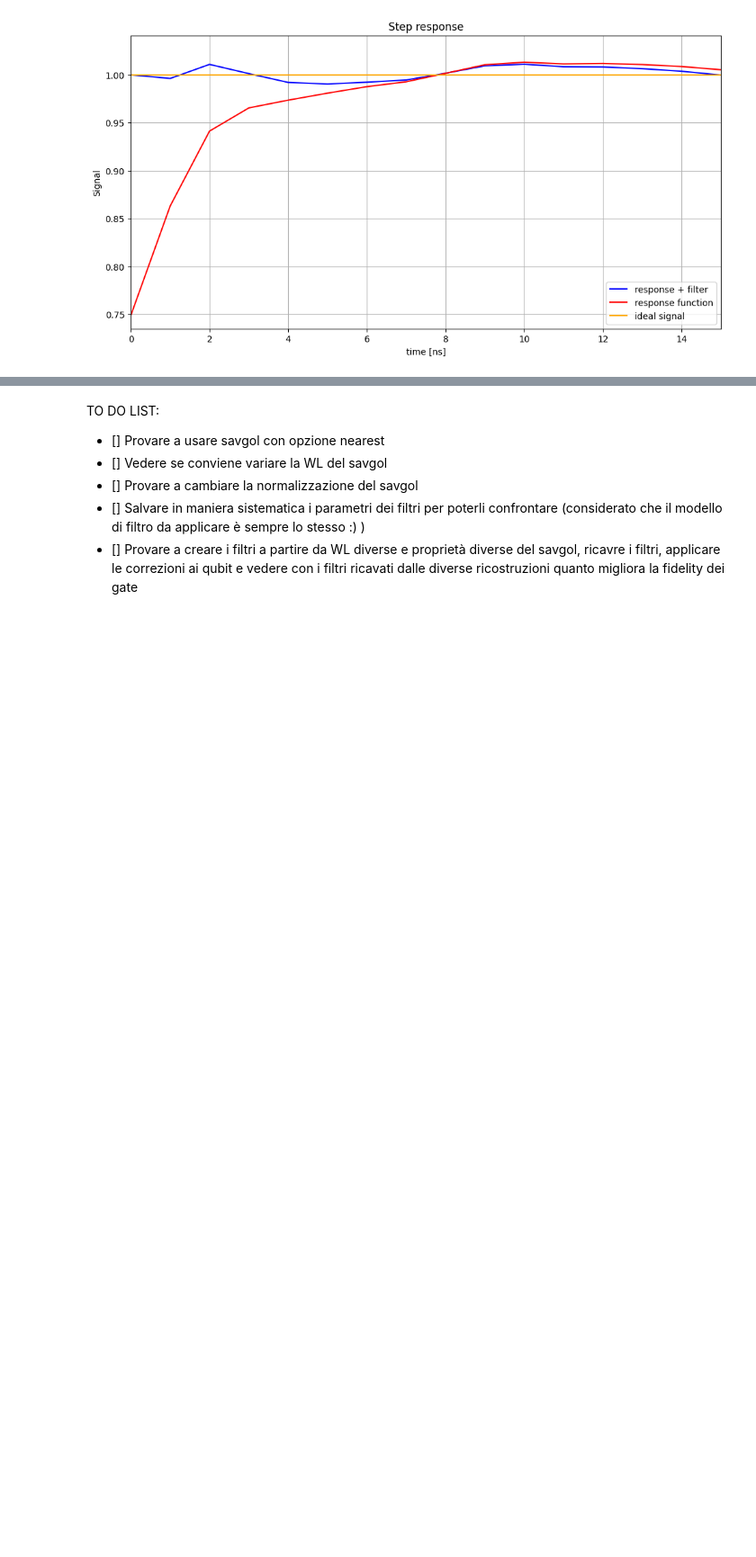
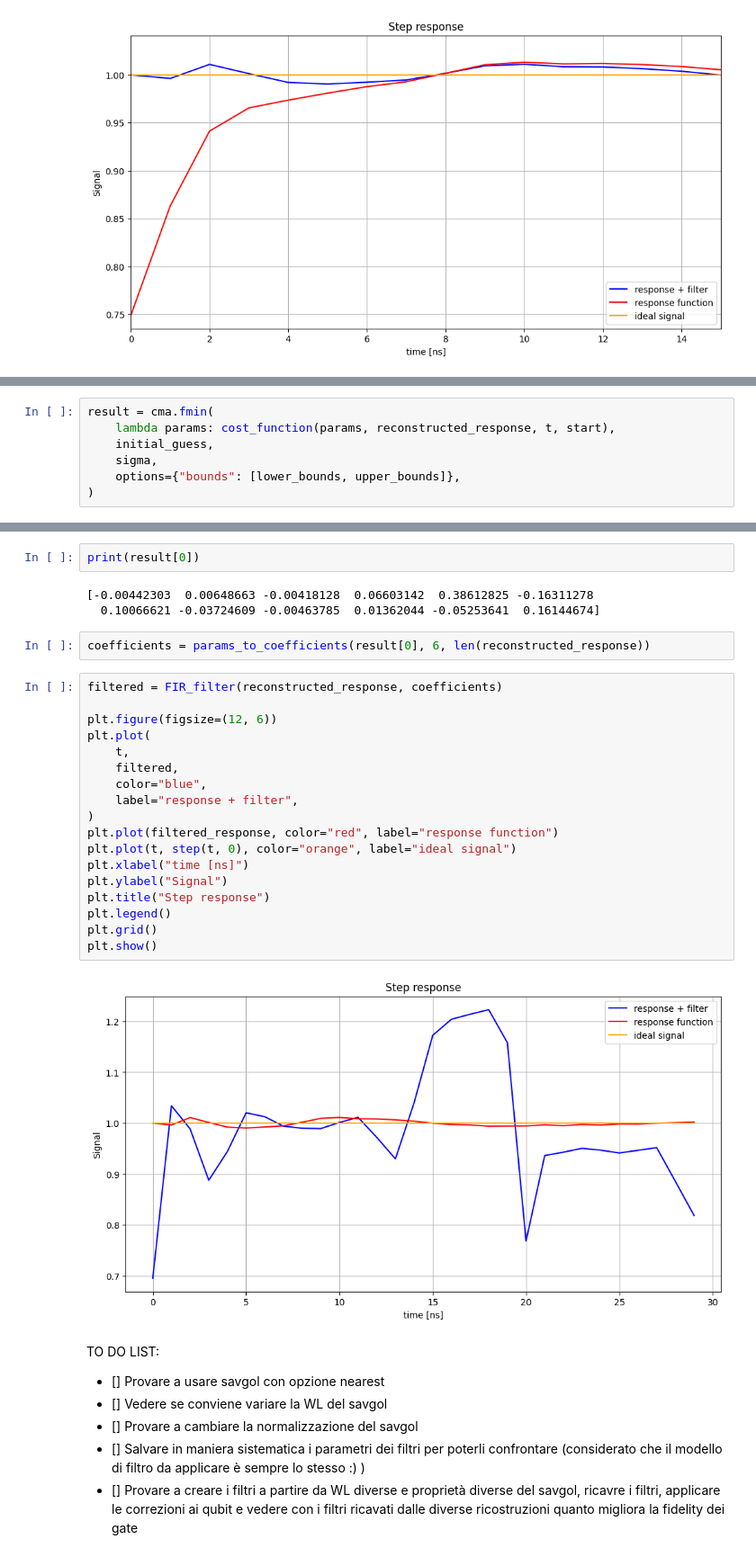
Before and after one commit to ElStabilini/cryoscope_tests, a Jupyter notebook: 7_long_acquisition.ipynb, the cells around one changed output, grey strips where cells are left out. Shown: that part at 90% size. Cells and saved outputs as stored; diff of their text form; blank space fills up the shorter version.

```diff
--- a/7_long_acquisition.ipynb
+++ b/7_long_acquisition.ipynb
@@ -456,0 +388,7 @@ plt.show()
+# %%
+result = cma.fmin(
+    lambda params: cost_function(params, reconstructed_response, t, start),
+    initial_guess,
+    sigma,
+    options={"bounds": [lower_bounds, upper_bounds]},
+)
@@ -457,3 +411,30 @@ plt.show()
+# %%
+print(result[0])
+# %% [output]
+[-0.00442303  0.00648663 -0.00418128  0.06603142  0.38612825 -0.16311278
+  0.10066621 -0.03724609 -0.00463785  0.01362044 -0.05253641  0.16144674]
+# %%
+coefficients = params_to_coefficients(result[0], 6, len(reconstructed_response))
+# %%
+filtered = FIR_filter(reconstructed_response, coefficients)
+
+plt.figure(figsize=(12, 6))
+plt.plot(
+    t,
+    filtered,
+    color="blue",
+    label="response + filter",
+)
+plt.plot(filtered_response, color="red", label="response function")
+plt.plot(t, step(t, 0), color="orange", label="ideal signal")
+plt.xlabel("time [ns]")
+plt.ylabel("Signal")
+plt.title("Step response")
+plt.legend()
+plt.grid()
+plt.show()
+# %% [output]
+[figure, added]
 # %% [markdown]
 TO DO LIST:
 
```
Also changed, not shown: parts of 12 cells of this notebook, 9 other files.
